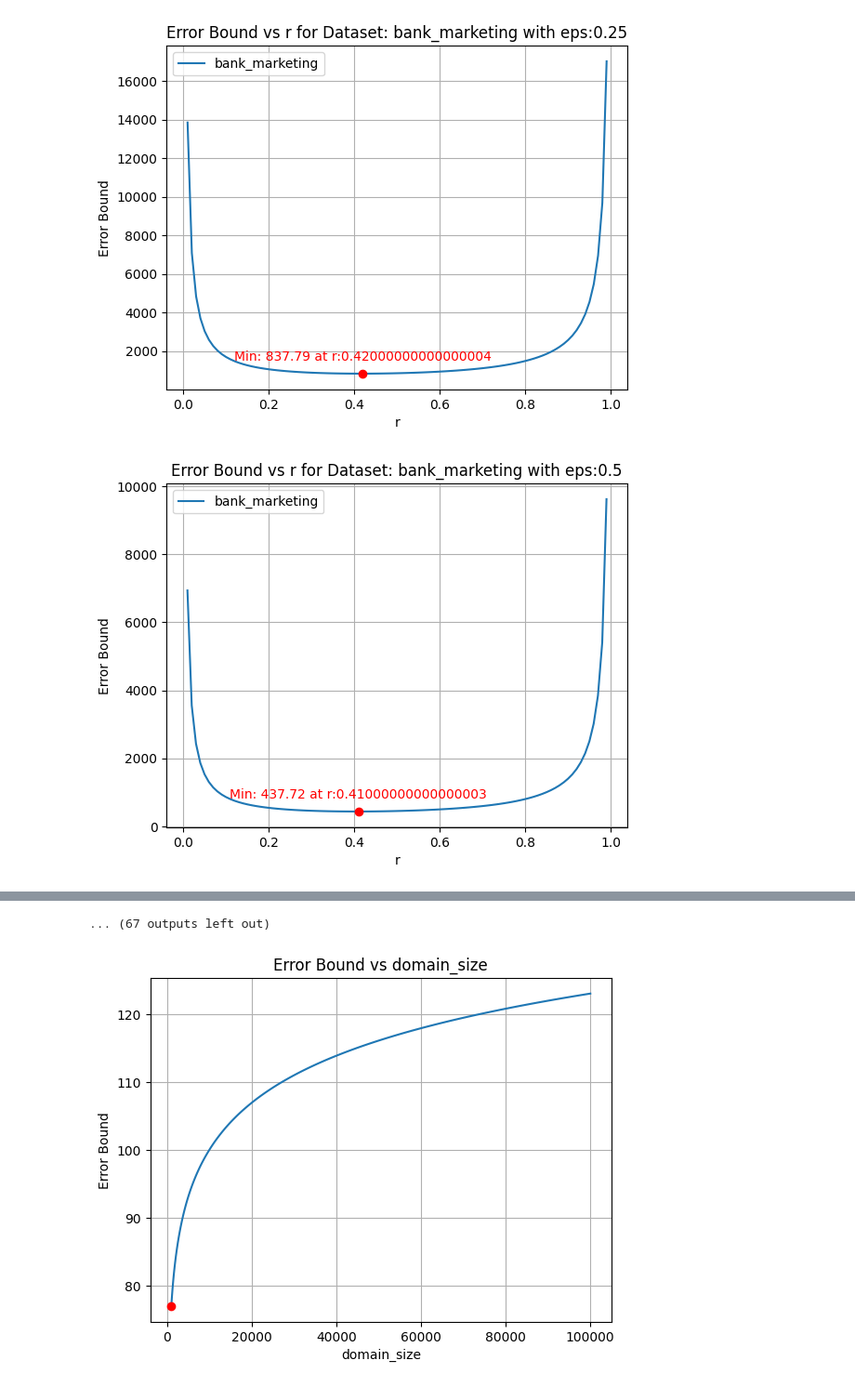
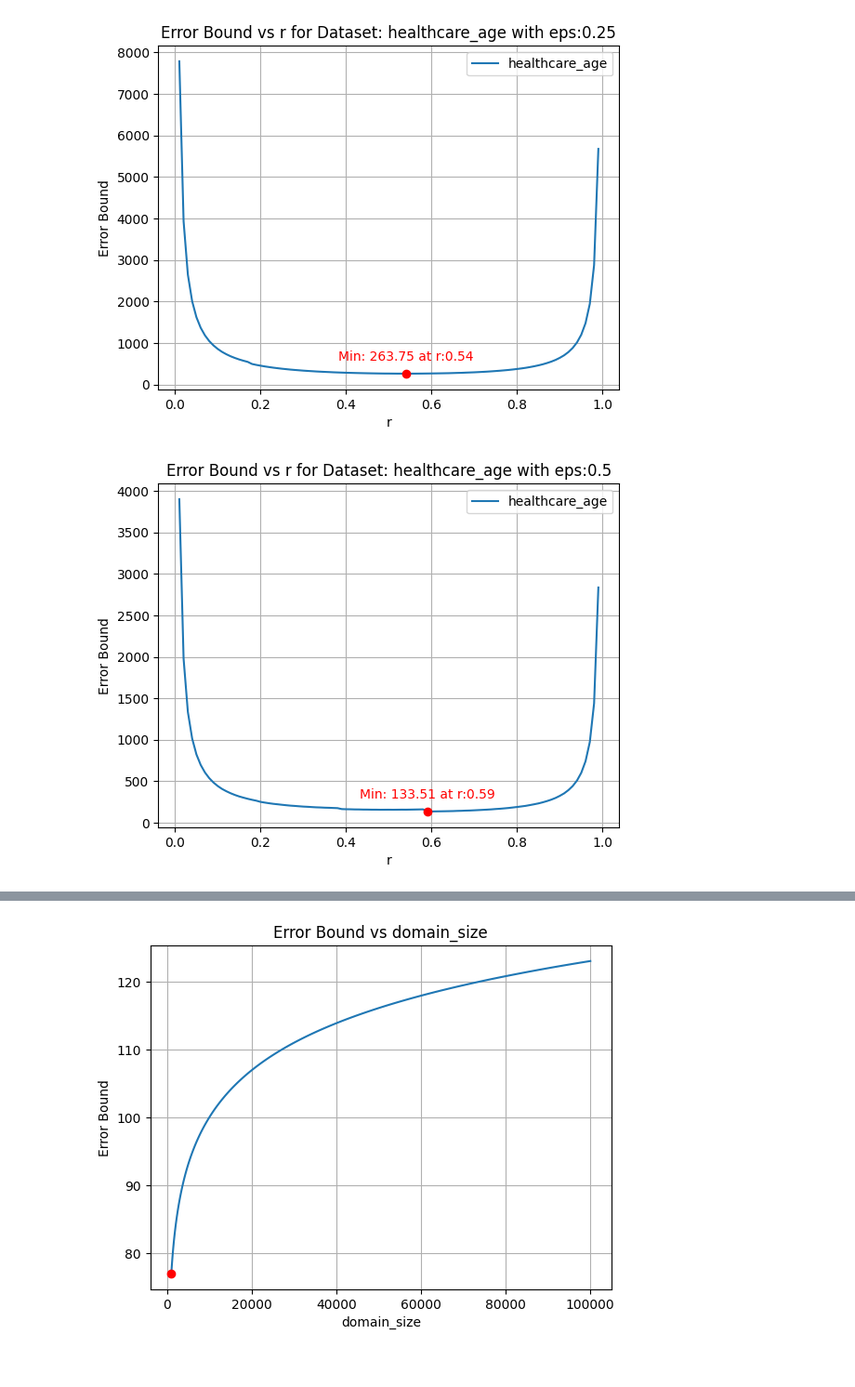
Before and after one commit to Timliuw/DP-Tim, a Jupyter notebook: CI_Tim.ipynb, the cells around one changed output, grey strips where cells are left out. Shown at 93% size. Saved outputs shown, nothing was run; the diff lists cells and outputs as text; code cells hidden in the pictures.

```diff
--- a/CI_Tim.ipynb
+++ b/CI_Tim.ipynb
@@ -1136,7 +1222,7 @@ true_med = np.median(D)
 eps = [1]
 beta = [0.01]
 sens = 1 #fixed
-num_repeat=100
+num_repeat=1
 
 # for val, rank in rank_dict.items():
 #     print(val,"  ",rank)
@@ -1149,6 +1235,9 @@ beta_2 = beta[0] - beta_1
 eps_1 = 0.5 * eps[0]
 eps_2 = eps[0] - eps_1
 
+print("γ:",(2/eps_1) *(np.log(domain_size/beta_1))) # γ)
 
 b_list_step = 1
 if mode == 1: b_list_step = 50
+
+download = 0
@@ -1239,7 +1326,6 @@ b_list_step = 1
 worksheet.append_row([data_uuid,"domain_size:"+str(domain_size),"n:"+str(n),"avg Median err","b_step:"+str(b_list_step),"num_repeat:"+str(num_repeat)])
 worksheet.append_row([column1_title,"EM_CI","our_CI","our_CI(opt)"])
 eps_list = [0.25,0.5,1,2,4] #
-eps_list = [4] #
 df = pd.DataFrame()
 
 for eps_val in eps_list:
@@ -1250,8 +1336,8 @@ for eps_val in eps_list:
   eps_2 = eps_val - eps_1
   optimized_step = int(8/eps_2)
   use_discretized = 0
-  ourCI_output = test_ours(b_list_step=b_list_step,eps=eps, beta=beta, num_repeat=num_repeat,D=D,compare = True)[return_index]
-  use_discretized = 0
+  ourCI_output = test_ours(b_list_step=optimized_step,eps=eps, beta=beta, num_repeat=num_repeat,D=D,compare = True)[return_index]
+  use_discretized = 1
   ourCI2_output = test_ours(b_list_step=optimized_step,eps=eps, beta=beta, num_repeat=num_repeat,D=D,compare = True)[return_index]
   output_RowData = [eps_val,EMCI_output,ourCI_output,ourCI2_output]
   worksheet.append_row(output_RowData)
@@ -1282,6 +1413,7 @@ num_repeat=100
 CIindex = 11
 errindex = 13
 b_list_step = 1
+CI_method = 1
 
 first_row_err = [data_uuid,"domain_size:"+str(domain_size),"n:"+str(n),"avg Median err","b_step:"+str(b_list_step),"num_repeat:"+str(num_repeat)]
 first_row_CI = [data_uuid,"domain_size:"+str(domain_size),"n:"+str(n),"avg CI length","b_step:"+str(b_list_step),"num_repeat:"+str(num_repeat)]
@@ -1303,8 +1435,8 @@ for eps_val in eps_list:
   eps_2 = eps_val - eps_1
   optimized_step = int(8/eps_2)
   use_discretized = 0
-  ourCI_output = test_ours(b_list_step=b_list_step,eps=eps, beta=beta, num_repeat=num_repeat,D=D)
-  ourCI2_output = test_ours(b_list_step=optimized_step,eps=eps, beta=beta, num_repeat=num_repeat,D=D)
+  ourCI_output = test_ours(b_list_step=b_list_step,eps=eps, beta=beta, num_repeat=num_repeat,D=D,CI_method=CI_method)
+  ourCI2_output = test_ours(b_list_step=optimized_step,eps=eps, beta=beta, num_repeat=num_repeat,D=D,CI_method=CI_method)
   ourCI_err = ourCI_output[errindex]
   ourCI_CI = ourCI_output[CIindex]
   ourCI2_err = ourCI2_output[errindex]
@@ -1385,21 +1517,21 @@ for eps_val in eps_list:
   color_horizontally(worksheet,col_n=3,starting_col=6)
 # %%
 # Test CI with different b_step
-
 output_mode = 3
 return_index = 11
 experiment_target = "Avg CI Length"
 column1_title = "eps"
-
-
-b_list_step = 50
+b_list_step = 1
 num_repeat = 100
+CI_method = 1
 # worksheet.append_row(["alpha:"+str(alpha),"beta:"+str(beta_g)])
 # worksheet.append_row(["mean:"+str(mean),"std_dev:"+str(std_dev),"scale="+str(scale)])
 # worksheet.append_row(["a="+str(a),"b="+str(b),"scale="+str(scale),"true_med:"+str(true_med)]) # beta distribution parameters
 worksheet.append_row([data_uuid,"domain_size:"+str(domain_size),"n:"+str(n),"Avg CI Length","b_step:"+str(b_list_step),"num_repeat:"+str(num_repeat),"true_med:"+str(true_med)])
 worksheet.append_row([column1_title,"EM_CI","our_CI(b_step)","our_CI(opt)","our_CI(opt/2)","our_CI(opt*2)"])
-eps_list = [0.25,0.5,1,2,4] #
+eps_list = [0.25,0.5,1,2] #
+
+
 df = pd.DataFrame()
 
 for eps_val in eps_list:
@@ -1408,12 +1540,12 @@ for eps_val in eps_list:
   EMCI_output = test_theirs(eps=eps, beta=beta, num_repeat=num_repeat,median_method=0,D=newD)[return_index] #test EM_CI
   eps_1 = 0.5 * eps_val
   eps_2 = eps_val - eps_1
-  optimized_step = int(8/eps_2)
+  optimized_step = int(2/eps_2)
   use_discretized = 0
-  ourCI_output = test_ours(b_list_step=b_list_step,eps=eps, beta=beta, num_repeat=num_repeat,D=D,compare = True)[return_index]
-  ourCI_output2 = test_ours(b_list_step=optimized_step,eps=eps, beta=beta, num_repeat=num_repeat,D=D,compare = True)[return_index]
-  ourCI_output3 = test_ours(b_list_step=int(optimized_step/2),eps=eps, beta=beta, num_repeat=num_repeat,D=D,compare = True)[return_index]
-  ourCI_output4 = test_ours(b_list_step=optimized_step*2,eps=eps, beta=beta, num_repeat=num_repeat,D=D,compare = True)[return_index]
+  ourCI_output = test_ours(b_list_step=b_list_step,eps=eps, beta=beta, num_repeat=num_repeat,D=D,compare = True,CI_method=CI_method )[return_index]
+  ourCI_output2 = test_ours(b_list_step=optimized_step,eps=eps, beta=beta, num_repeat=num_repeat,D=D,compare = True,CI_method=CI_method )[return_index]
+  ourCI_output3 = test_ours(b_list_step=int(optimized_step/2),eps=eps, beta=beta, num_repeat=num_repeat,D=D,compare = True,CI_method=CI_method )[return_index]
+  ourCI_output4 = test_ours(b_list_step=optimized_step*2,eps=eps, beta=beta, num_repeat=num_repeat,D=D,compare = True,CI_method=CI_method )[return_index]
   output_RowData = [eps_val,EMCI_output,ourCI_output,ourCI_output2,ourCI_output3,ourCI_output4]
   worksheet.append_row(output_RowData)
   color_horizontally(worksheet,col_n=5)
@@ -1632,7 +1797,7 @@ dataset_id_dict = {0:"bank_marketing", 1:"adult", 2:"cali_housing_test", 3:"cali
            10: "old_synthetic_data",11:"healthcare_age",12:"healthcare_bill",13:"estate_assesval",14:"estate_saleamount"}
 eps_list = [0.25,0.5,1,2,4]
 for mode,data_uuid in dataset_id_dict.items():
-  # if mode == 12:
+  if mode == 11:
     D = readInput(mode)
     n = len(D)
     lowest = int(min(D))
@@ -1652,32 +1817,34 @@ for mode,data_uuid in dataset_id_dict.items():
         optimized_step = int(8/eps_2)
         b_list_step = optimized_step
         # b_list_step = 1
         b_list = range(0, b_list_step*int(domain_size/b_list_step),b_list_step)
+        if (len(b_list) == 0): b_list = range(0,1)
         C = (2/eps_1) *(np.log(domain_size/beta_1))
         m = len(b_list)
         alpha = (8*np.log(m)+np.log(2/beta_2)) / eps_2
         if (m == 0): print("m=0, r=:",r)
         error_bound = C + alpha + optimized_step
         error_bound_values.append(error_bound)
         if error_bound < min_error_bound:
           min_error_bound = error_bound
           min_r_value = r
           min_error = error_bound
+      # Plot
       plt.plot(r_values, error_bound_values, label=data_uuid)
       plt.scatter(min_r_value, min_error, color='red', zorder=5)
       plt.annotate(f"Min: {min_error:.2f} at r:{min_r_value}",
               (min_r_value, min_error),
               textcoords="offset points",
               xytext=(0,10),
               ha='center', color='red')
 
 
       plt.title(f"Error Bound vs r for Dataset: {data_uuid} with eps:{eps_val}")
       plt.xlabel("r")
       plt.ylabel("Error Bound")
       plt.legend(loc="best")
       plt.grid(True)
       plt.show()
 # %% [output]
-[figure, old version]
+[figure, new version]
-[figure, old version]
+[figure, new version]
@@ -1694,4 +1854,3 @@ for mode,data_uuid in dataset_id_dict.items():
-... (67 outputs left out)
 # %%
 # Test error bound with diff domain_size
 import matplotlib.pyplot as plt
```
Also changed, not shown: parts of 18 cells of this notebook.
